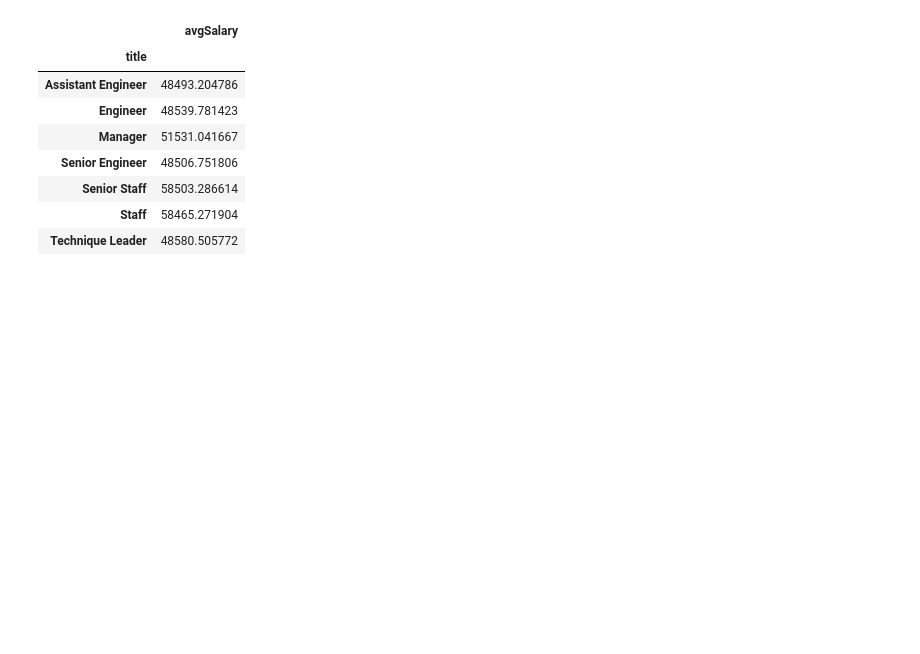
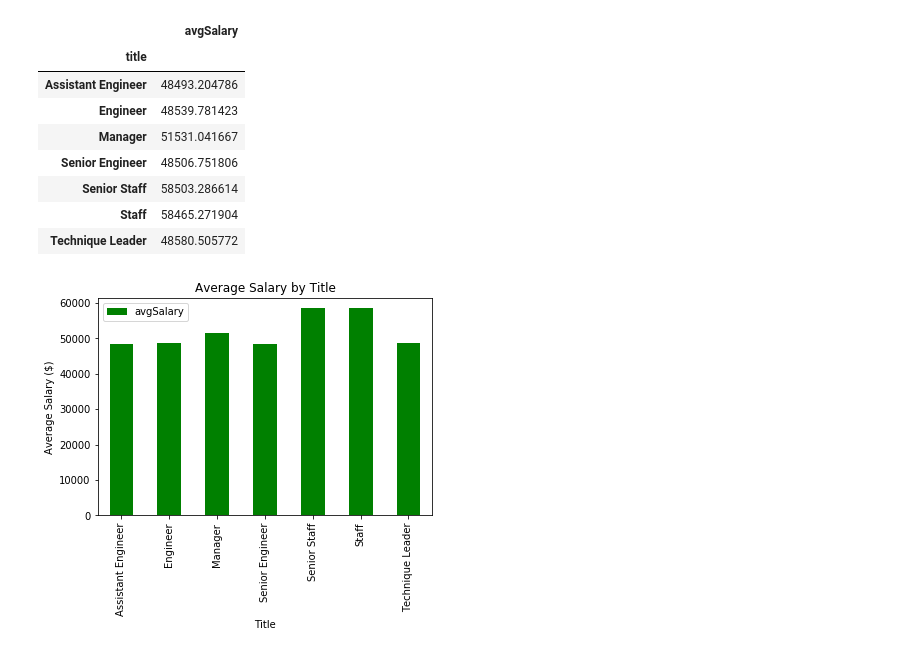
Before and after one commit to coconutpep/Employee-Database, a Jupyter notebook: dataset_test.ipynb, the cells around one changed output. Drawn from its saved outputs; the diff is of its cells as text; code cells hidden in the pictures; blank space fills up the shorter version.

Commit message:
added bar chart of average salaries by title

```diff
--- a/dataset_test.ipynb
+++ b/dataset_test.ipynb
@@ -51,3 +51,13 @@ titleSalary
 | Senior Staff | 58503.286614 |
 | Staff | 58465.271904 |
 | Technique Leader | 48580.505772 |
+# %%
+#Create bar chart of the average salaries by title
+titleSalary.plot(kind='bar', color='green')
+plt.title('Average Salary by Title')
+plt.ylabel('Average Salary ($)')
+plt.xlabel('Title')
+plt.savefig('charts/salaryByTitle.png', bbox_inches='tight')
+plt.show()
+# %% [output]
+[figure, added]
```
Also changed, not shown: 1 other file.
